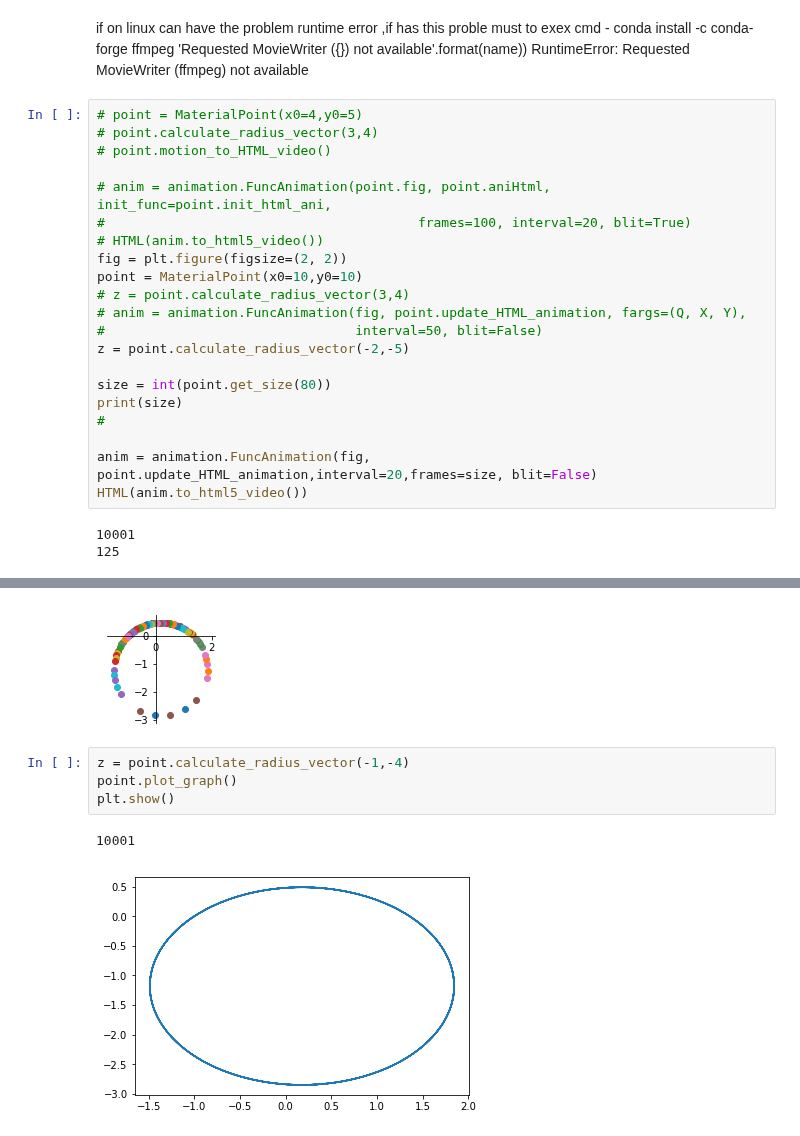
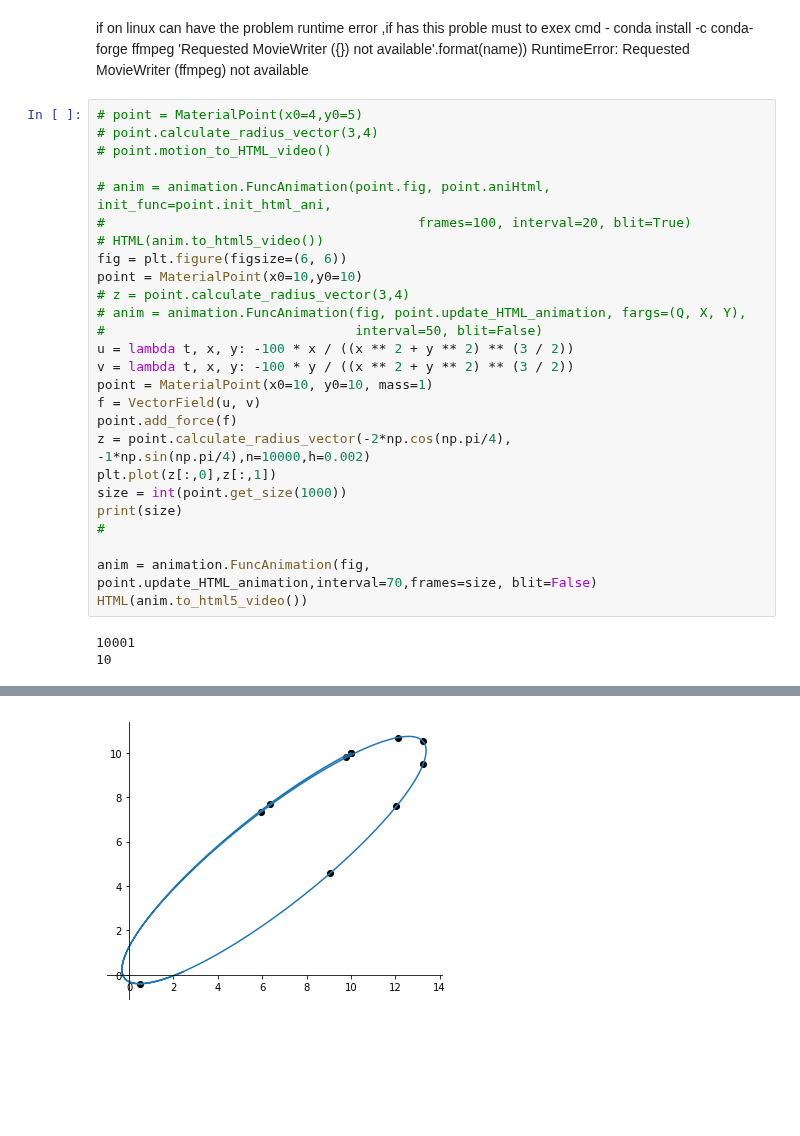
Before and after one commit to daodavid/mechanics, a Jupyter notebook: mechanics.ipynb, the cells around one changed output, grey strips where cells are left out. Saved outputs shown, nothing was run; the diff lists cells and outputs as text; blank space fills up the shorter version.

Commit message:
in jupiert notebook meachanics have been added examples for motions over force

```diff
--- a/Untitled.ipynb
+++ b/mechanics.ipynb
@@ -53,33 +53,31 @@ RuntimeError: Requested MovieWriter (ffmpeg) not available
 # %%
 # point = MaterialPoint(x0=4,y0=5)
 # point.calculate_radius_vector(3,4)
 # point.motion_to_HTML_video()
 
 # anim = animation.FuncAnimation(point.fig, point.aniHtml, init_func=point.init_html_ani,
 #                                        frames=100, interval=20, blit=True)
 # HTML(anim.to_html5_video())
-fig = plt.figure(figsize=(2, 2))
+fig = plt.figure(figsize=(6, 6))
 point = MaterialPoint(x0=10,y0=10)
 # z = point.calculate_radius_vector(3,4)
 # anim = animation.FuncAnimation(fig, point.update_HTML_animation, fargs=(Q, X, Y),
 #                                interval=50, blit=False)
-z = point.calculate_radius_vector(-2,-5)
-
-size = int(point.get_size(80))
+u = lambda t, x, y: -100 * x / ((x ** 2 + y ** 2) ** (3 / 2))
+v = lambda t, x, y: -100 * y / ((x ** 2 + y ** 2) ** (3 / 2))
+point = MaterialPoint(x0=10, y0=10, mass=1)
+f = VectorField(u, v)
+point.add_force(f)
+z = point.calculate_radius_vector(-2*np.cos(np.pi/4), -1*np.sin(np.pi/4),n=10000,h=0.002)
+plt.plot(z[:,0],z[:,1])
+size = int(point.get_size(1000))
 print(size)
 #
 
-anim = animation.FuncAnimation(fig, point.update_HTML_animation,interval=20,frames=size, blit=False)
+anim = animation.FuncAnimation(fig, point.update_HTML_animation,interval=70,frames=size, blit=False)
 HTML(anim.to_html5_video())
 # %% [output]
 10001
-125
+10
 [interactive output not drawn]
-[figure, old version]
+[figure, new version]
-# %%
-z = point.calculate_radius_vector(-1,-4)
-point.plot_graph()
-plt.show()
-# %% [output]
-10001
-[figure, removed]
```
Also changed, not shown: parts of 2 cells of this notebook, 2 other files.
